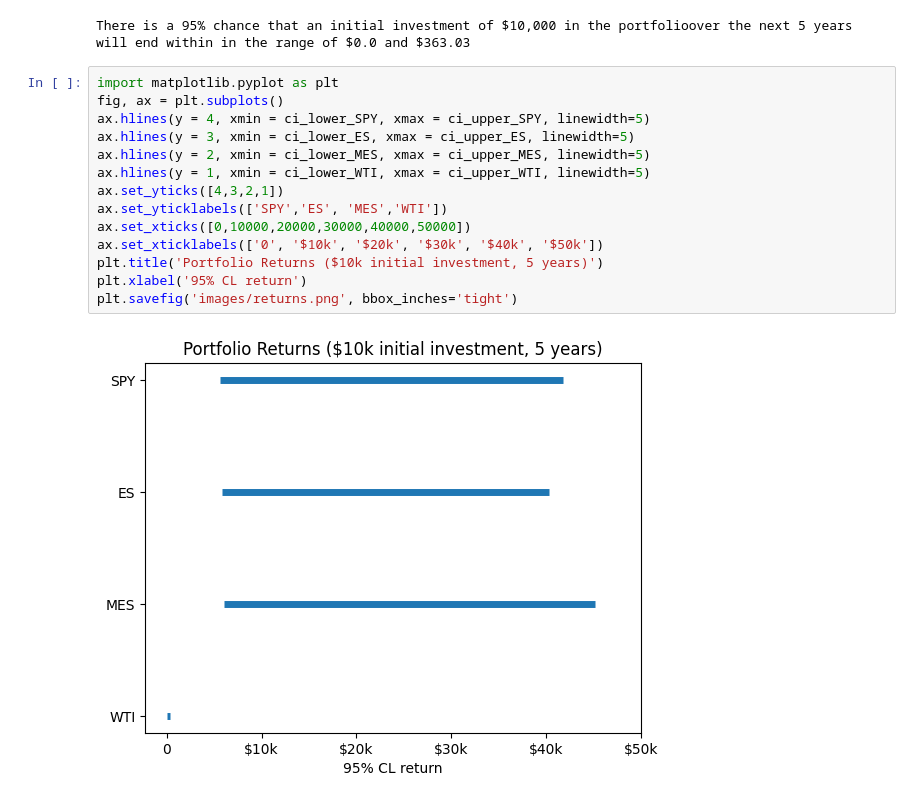
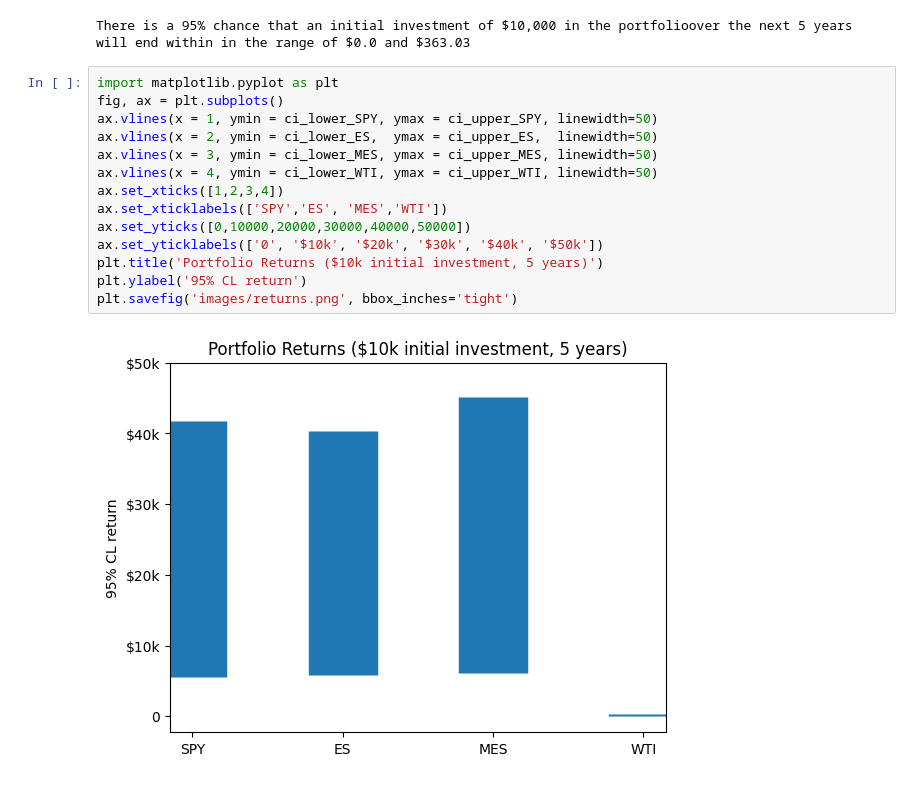
Before and after one commit to tingjun-yang/SP-Arbitrage, a Jupyter notebook: MCSimulation.ipynb, the cells around one changed output. Saved outputs shown, nothing was run; the diff lists cells and outputs as text.

Commit message:
Update MC plot.

```diff
--- a/MCSimulation.ipynb
+++ b/MCSimulation.ipynb
@@ -512,16 +512,16 @@ There is a 95% chance that an initial investment of $10,000 in the portfolioover
 # %%
 import matplotlib.pyplot as plt
 fig, ax = plt.subplots()
-ax.hlines(y = 4, xmin = ci_lower_SPY, xmax = ci_upper_SPY, linewidth=5)
-ax.hlines(y = 3, xmin = ci_lower_ES, xmax = ci_upper_ES, linewidth=5)
-ax.hlines(y = 2, xmin = ci_lower_MES, xmax = ci_upper_MES, linewidth=5)
-ax.hlines(y = 1, xmin = ci_lower_WTI, xmax = ci_upper_WTI, linewidth=5)
-ax.set_yticks([4,3,2,1])
-ax.set_yticklabels(['SPY','ES', 'MES','WTI'])
-ax.set_xticks([0,10000,20000,30000,40000,50000])
-ax.set_xticklabels(['0', '$10k', '$20k', '$30k', '$40k', '$50k'])
+ax.vlines(x = 1, ymin = ci_lower_SPY, ymax = ci_upper_SPY, linewidth=50)
+ax.vlines(x = 2, ymin = ci_lower_ES,  ymax = ci_upper_ES,  linewidth=50)
+ax.vlines(x = 3, ymin = ci_lower_MES, ymax = ci_upper_MES, linewidth=50)
+ax.vlines(x = 4, ymin = ci_lower_WTI, ymax = ci_upper_WTI, linewidth=50)
+ax.set_xticks([1,2,3,4])
+ax.set_xticklabels(['SPY','ES', 'MES','WTI'])
+ax.set_yticks([0,10000,20000,30000,40000,50000])
+ax.set_yticklabels(['0', '$10k', '$20k', '$30k', '$40k', '$50k'])
 plt.title('Portfolio Returns ($10k initial investment, 5 years)')
-plt.xlabel('95% CL return')
+plt.ylabel('95% CL return')
 plt.savefig('images/returns.png', bbox_inches='tight')
 # %% [output]
-[figure, old version]
+[figure, new version]
```
Also changed, not shown: 1 other file.
